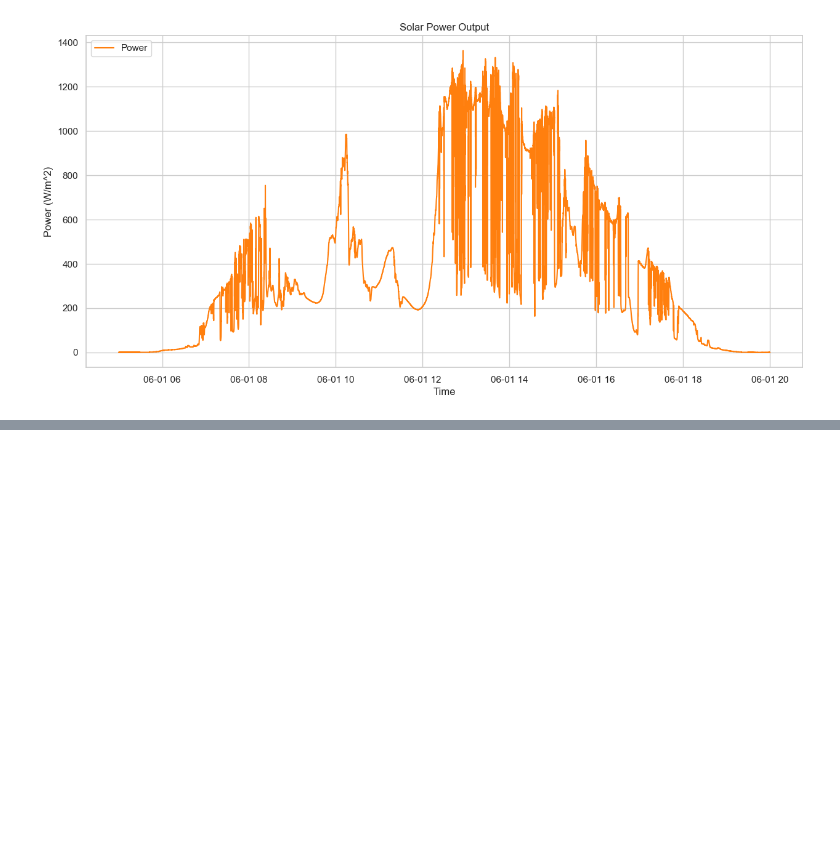
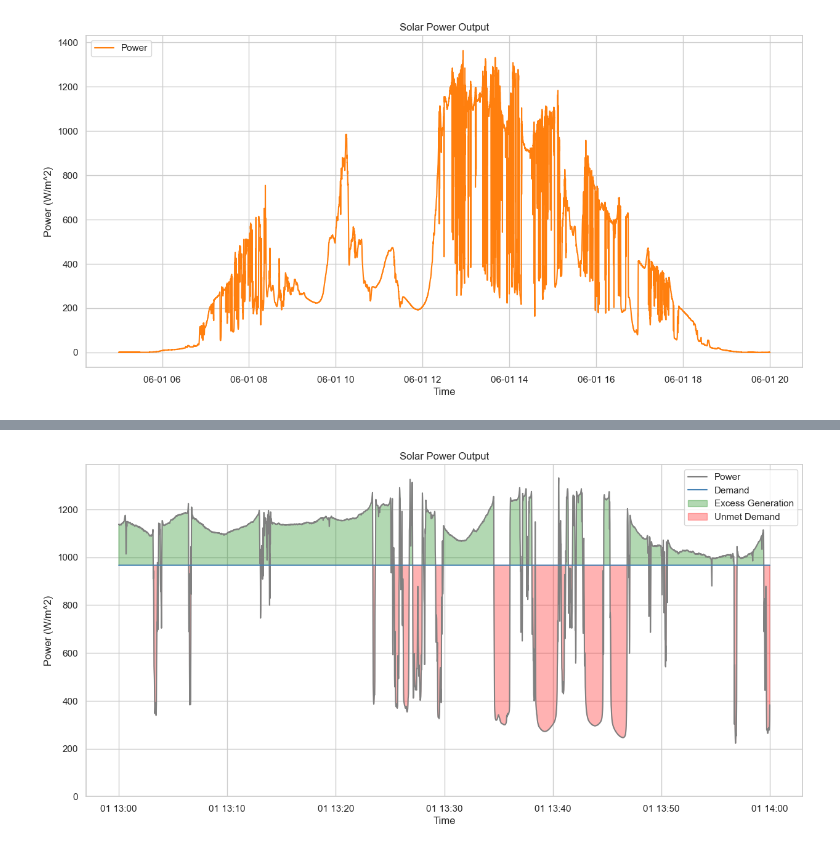
Before and after one commit to tennisnuts/P90-Explainer, a Jupyter notebook: P90-analysis-walkthrough.ipynb, the cells around one changed output, grey strips where cells are left out. Saved outputs shown, nothing was run; the diff lists cells and outputs as text; code cells hidden in the pictures; blank space fills up the shorter version.

Commit message:
visualised the inaccuracy

```diff
--- a/P90-analysis-walkthrough.ipynb
+++ b/P90-analysis-walkthrough.ipynb
@@ -78,0 +85,35 @@ ax.legend(['Power'], loc='upper left')
+# %%
+# choose matching period
+matching_period = timedelta(minutes=60)
+
+start_dt = datetime(year=2017, month=6, day=1, hour=13)
+end_dt = start_dt + matching_period
+solar_slice = solar.loc[start_dt:end_dt].copy()
+
+# create column with the average of the power
+solar_slice['demand'] = solar_slice['power'].mean()
+
+# plot the data
+fig, ax = plt.subplots(figsize=(15,7))
+
+# Plot solar power
+ax.plot(solar_slice.index, solar_slice['power'], color='grey', label='Power')
+
+# Plot demand
+ax.plot(solar_slice.index, solar_slice['demand'], color='steelblue', label='Demand')
+
+# Shade the area where solar is greater than demand in green
+ax.fill_between(solar_slice.index, solar_slice['demand'], solar_slice['power'], where=solar_slice['power'] > solar_slice['demand'], interpolate=True, color='green', alpha=0.3, label='Excess Generation')
+
+# Shade the area where solar is less than demand in red
+ax.fill_between(solar_slice.index, solar_slice['demand'], solar_slice['power'], where=solar_slice['power'] < solar_slice['demand'], interpolate=True, color='red', alpha=0.3, label='Unmet Demand')
+
+ax.set_xlabel('Time')
+ax.set_ylabel('Power (W/m^2)')
+ax.set_title('Solar Power Output')
+ax.legend(loc='best')
+ax.set_ylim(0)
+
+plt.show()
+# %% [output]
+[figure, added]
```
Also changed, not shown: parts of 2 cells of this notebook.
